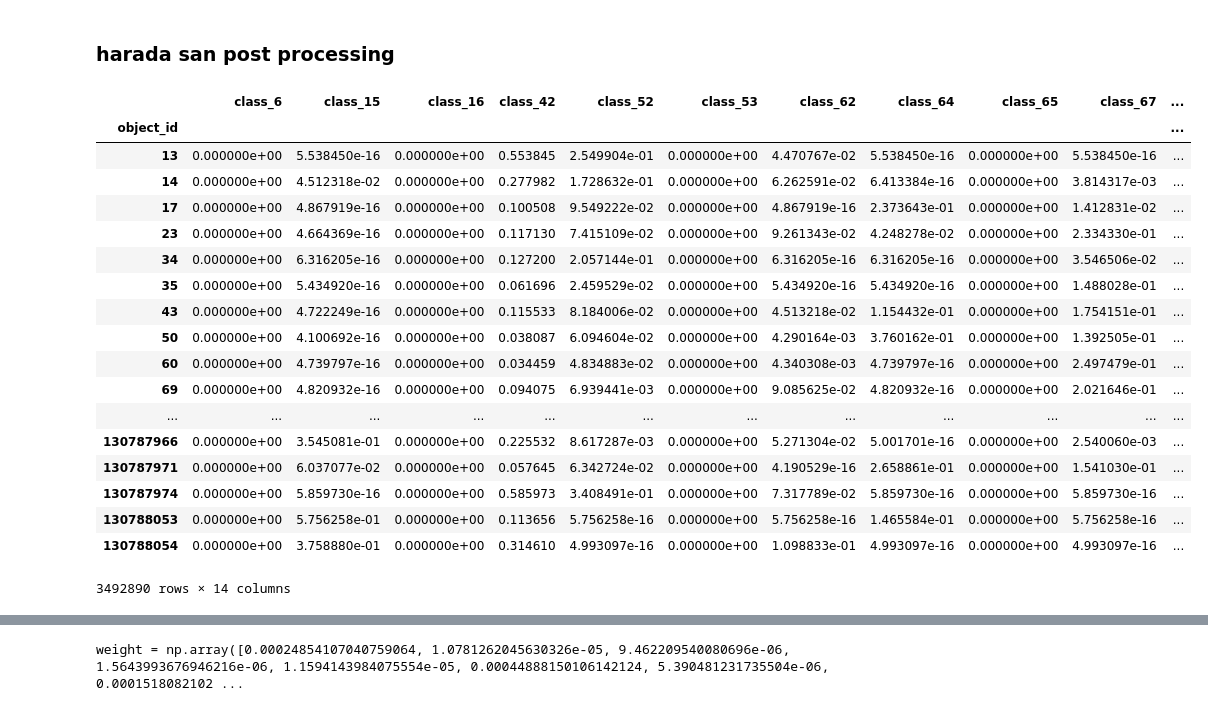
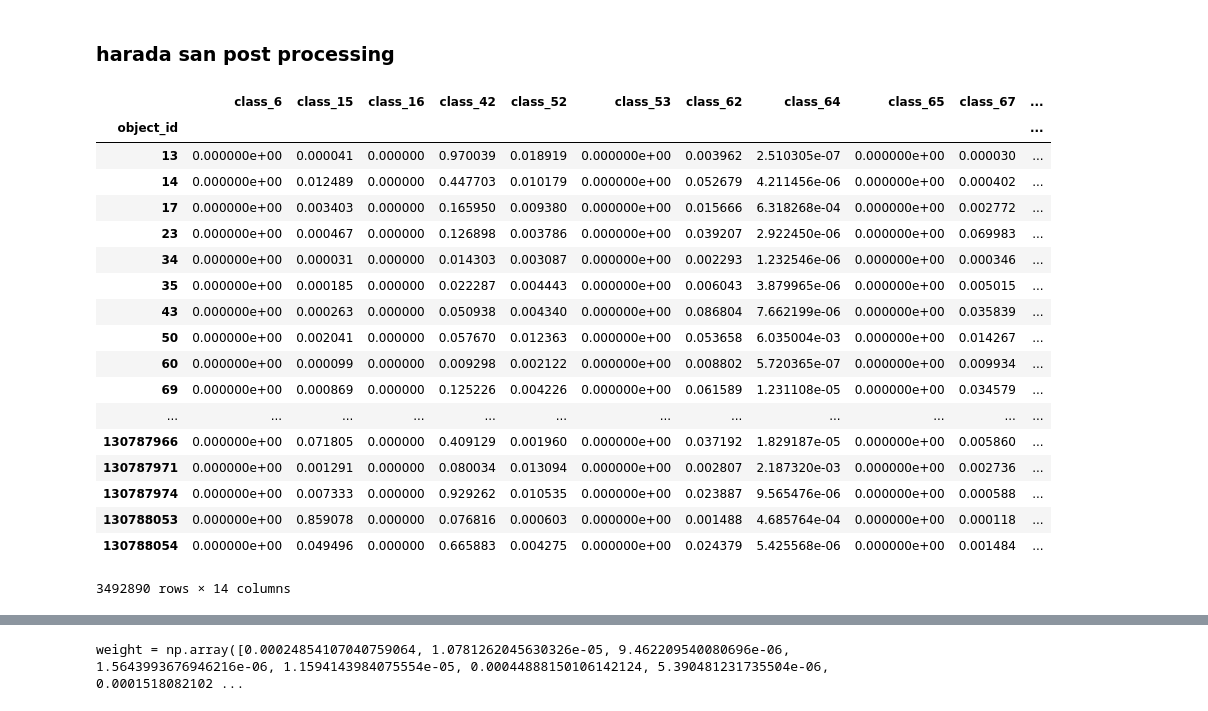
Before and after one commit to guchio3/kaggle-plasticc, a Jupyter notebook: notebook/for_submission.ipynb, the cells around one changed output, grey strips where cells are left out. Drawn from its saved outputs; the diff is of its cells as text; code cells hidden in the pictures.

```diff
--- a/notebook/for_submission.ipynb
+++ b/notebook/for_submission.ipynb
@@ -38,9 +118,9 @@ df1 = pd.read_csv('../submissions/Booster_weight-multi-logloss-0.522158_2018-12-
 # %% [markdown]
 ### 一旦 class 99 を落とす
 # %%
-#df.drop('class_99', axis=1, inplace=True)
-df0.drop('class_99', axis=1, inplace=True)
-df1.drop('class_99', axis=1, inplace=True)
+df.drop('class_99', axis=1, inplace=True)
+#df0.drop('class_99', axis=1, inplace=True)
+#df1.drop('class_99', axis=1, inplace=True)
 # %%
 #df0.drop('class_99', axis=1, inplace=True)
 #df1.drop('class_99', axis=1, inplace=True)
@@ -56,14 +136,14 @@ df1.drop('class_99', axis=1, inplace=True)
 #df2.loc[df2[meta_df.distmod.notnull()].index, ['class_6', 'class_16', 'class_53', 'class_65', 'class_92']] = 0.
 #df0
 # %%
-#df.loc[df[meta_df.distmod.isnull()].index, ['class_15', 'class_42', 'class_52', 'class_62', 'class_64', 'class_67', 'class_88', 'class_90', 'class_95']] = 0.
-#df.loc[df[meta_df.distmod.notnull()].index, ['class_6', 'class_16', 'class_53', 'class_65', 'class_92']] = 0.
-#df
-df0.loc[df0[meta_df.distmod.isnull()].index, ['class_15', 'class_42', 'class_52', 'class_62', 'class_64', 'class_67', 'class_88', 'class_90', 'class_95']] = 0.
-df0.loc[df0[meta_df.distmod.notnull()].index, ['class_6', 'class_16', 'class_53', 'class_65', 'class_92']] = 0.
-df0
-df1.loc[df1[meta_df.distmod.isnull()].index, ['class_15', 'class_42', 'class_52', 'class_62', 'class_64', 'class_67', 'class_88', 'class_90', 'class_95']] = 0.
-df1.loc[df1[meta_df.distmod.notnull()].index, ['class_6', 'class_16', 'class_53', 'class_65', 'class_92']] = 0.
-df1
+df.loc[df[meta_df.distmod.isnull()].index, ['class_15', 'class_42', 'class_52', 'class_62', 'class_64', 'class_67', 'class_88', 'class_90', 'class_95']] = 0.
+df.loc[df[meta_df.distmod.notnull()].index, ['class_6', 'class_16', 'class_53', 'class_65', 'class_92']] = 0.
+df
+#df0.loc[df0[meta_df.distmod.isnull()].index, ['class_15', 'class_42', 'class_52', 'class_62', 'class_64', 'class_67', 'class_88', 'class_90', 'class_95']] = 0.
+#df0.loc[df0[meta_df.distmod.notnull()].index, ['class_6', 'class_16', 'class_53', 'class_65', 'class_92']] = 0.
+#df0
+#df1.loc[df1[meta_df.distmod.isnull()].index, ['class_15', 'class_42', 'class_52', 'class_62', 'class_64', 'class_67', 'class_88', 'class_90', 'class_95']] = 0.
+#df1.loc[df1[meta_df.distmod.notnull()].index, ['class_6', 'class_16', 'class_53', 'class_65', 'class_92']] = 0.
+#df1
 # %% [output]
 |  | object_id | class_6 | class_15 | class_16 | class_42 | class_52 | class_53 | class_62 | class_64 | class_65 | ... |
@@ -99,12 +179,12 @@ df1
 #
 #df0[classes].sum(axis=1)
 # %%
-#classes = ['class_6', 'class_15', 'class_16', 'class_42', 'class_52', 'class_53', 'class_62', 'class_64', 'class_65', 'class_67', 'class_88', 'class_90', 'class_92', 'class_95']
-#sum_row =  df[classes].sum(axis=1)
+classes = ['class_6', 'class_15', 'class_16', 'class_42', 'class_52', 'class_53', 'class_62', 'class_64', 'class_65', 'class_67', 'class_88', 'class_90', 'class_92', 'class_95']
+sum_row =  df[classes].sum(axis=1)
 
-#for _class in classes:
-#    df[_class] = df[_class] / sum_row
-#df[classes].sum(axis=1)
+for _class in classes:
+    df[_class] = df[_class] / sum_row
+df[classes].sum(axis=1)
 # %% [output]
 0          1.0
 1          1.0
@@ -198,29 +278,31 @@ object_id
 Length: 3492890, dtype: float64
+# %%
+df.set_index('object_id', inplace=True)
 # %% [markdown]
 ### harada san post processing
 # %%
-post_df = df.set_index('object_id')#.drop('class_99', axis=1)
+post_df = df#.set_index('object_id')#.drop('class_99', axis=1)
 post_df[post_df.columns] = post_df.values / post_df.values.sum(axis=1).reshape(-1, 1)
 post_df
 # %% [output]
 |  | class_6 | class_15 | class_16 | class_42 | class_52 | class_53 | class_62 | class_64 | class_65 | class_67 | ... |
 | object_id |  |  |  |  |  |  |  |  |  |  | ... |
-| 13 | 0.000000e+00 | 5.538450e-16 | 0.000000e+00 | 0.553845 | 2.549904e-01 | 0.000000e+00 | 4.470767e-02 | 5.538450e-16 | 0.000000e+00 | 5.538450e-16 | ... |
-| 14 | 0.000000e+00 | 4.512318e-02 | 0.000000e+00 | 0.277982 | 1.728632e-01 | 0.000000e+00 | 6.262591e-02 | 6.413384e-16 | 0.000000e+00 | 3.814317e-03 | ... |
-| 17 | 0.000000e+00 | 4.867919e-16 | 0.000000e+00 | 0.100508 | 9.549222e-02 | 0.000000e+00 | 4.867919e-16 | 2.373643e-01 | 0.000000e+00 | 1.412831e-02 | ... |
-| 23 | 0.000000e+00 | 4.664369e-16 | 0.000000e+00 | 0.117130 | 7.415109e-02 | 0.000000e+00 | 9.261343e-02 | 4.248278e-02 | 0.000000e+00 | 2.334330e-01 | ... |
-| 34 | 0.000000e+00 | 6.316205e-16 | 0.000000e+00 | 0.127200 | 2.057144e-01 | 0.000000e+00 | 6.316205e-16 | 6.316205e-16 | 0.000000e+00 | 3.546506e-02 | ... |
-| 35 | 0.000000e+00 | 5.434920e-16 | 0.000000e+00 | 0.061696 | 2.459529e-02 | 0.000000e+00 | 5.434920e-16 | 5.434920e-16 | 0.000000e+00 | 1.488028e-01 | ... |
-| 43 | 0.000000e+00 | 4.722249e-16 | 0.000000e+00 | 0.115533 | 8.184006e-02 | 0.000000e+00 | 4.513218e-02 | 1.154432e-01 | 0.000000e+00 | 1.754151e-01 | ... |
-| 50 | 0.000000e+00 | 4.100692e-16 | 0.000000e+00 | 0.038087 | 6.094604e-02 | 0.000000e+00 | 4.290164e-03 | 3.760162e-01 | 0.000000e+00 | 1.392505e-01 | ... |
-| 60 | 0.000000e+00 | 4.739797e-16 | 0.000000e+00 | 0.034459 | 4.834883e-02 | 0.000000e+00 | 4.340308e-03 | 4.739797e-16 | 0.000000e+00 | 2.497479e-01 | ... |
-| 69 | 0.000000e+00 | 4.820932e-16 | 0.000000e+00 | 0.094075 | 6.939441e-03 | 0.000000e+00 | 9.085625e-02 | 4.820932e-16 | 0.000000e+00 | 2.021646e-01 | ... |
+| 13 | 0.000000e+00 | 0.000041 | 0.000000 | 0.970039 | 0.018919 | 0.000000e+00 | 0.003962 | 2.510305e-07 | 0.000000e+00 | 0.000030 | ... |
+| 14 | 0.000000e+00 | 0.012489 | 0.000000 | 0.447703 | 0.010179 | 0.000000e+00 | 0.052679 | 4.211456e-06 | 0.000000e+00 | 0.000402 | ... |
+| 17 | 0.000000e+00 | 0.003403 | 0.000000 | 0.165950 | 0.009380 | 0.000000e+00 | 0.015666 | 6.318268e-04 | 0.000000e+00 | 0.002772 | ... |
+| 23 | 0.000000e+00 | 0.000467 | 0.000000 | 0.126898 | 0.003786 | 0.000000e+00 | 0.039207 | 2.922450e-06 | 0.000000e+00 | 0.069983 | ... |
+| 34 | 0.000000e+00 | 0.000031 | 0.000000 | 0.014303 | 0.003087 | 0.000000e+00 | 0.002293 | 1.232546e-06 | 0.000000e+00 | 0.000346 | ... |
+| 35 | 0.000000e+00 | 0.000185 | 0.000000 | 0.022287 | 0.004443 | 0.000000e+00 | 0.006043 | 3.879965e-06 | 0.000000e+00 | 0.005015 | ... |
+| 43 | 0.000000e+00 | 0.000263 | 0.000000 | 0.050938 | 0.004340 | 0.000000e+00 | 0.086804 | 7.662199e-06 | 0.000000e+00 | 0.035839 | ... |
+| 50 | 0.000000e+00 | 0.002041 | 0.000000 | 0.057670 | 0.012363 | 0.000000e+00 | 0.053658 | 6.035004e-03 | 0.000000e+00 | 0.014267 | ... |
+| 60 | 0.000000e+00 | 0.000099 | 0.000000 | 0.009298 | 0.002122 | 0.000000e+00 | 0.008802 | 5.720365e-07 | 0.000000e+00 | 0.009934 | ... |
+| 69 | 0.000000e+00 | 0.000869 | 0.000000 | 0.125226 | 0.004226 | 0.000000e+00 | 0.061589 | 1.231108e-05 | 0.000000e+00 | 0.034579 | ... |
 | ... | ... | ... | ... | ... | ... | ... | ... | ... | ... | ... | ... |
-| 130787966 | 0.000000e+00 | 3.545081e-01 | 0.000000e+00 | 0.225532 | 8.617287e-03 | 0.000000e+00 | 5.271304e-02 | 5.001701e-16 | 0.000000e+00 | 2.540060e-03 | ... |
-| 130787971 | 0.000000e+00 | 6.037077e-02 | 0.000000e+00 | 0.057645 | 6.342724e-02 | 0.000000e+00 | 4.190529e-16 | 2.658861e-01 | 0.000000e+00 | 1.541030e-01 | ... |
-| 130787974 | 0.000000e+00 | 5.859730e-16 | 0.000000e+00 | 0.585973 | 3.408491e-01 | 0.000000e+00 | 7.317789e-02 | 5.859730e-16 | 0.000000e+00 | 5.859730e-16 | ... |
-| 130788053 | 0.000000e+00 | 5.756258e-01 | 0.000000e+00 | 0.113656 | 5.756258e-16 | 0.000000e+00 | 5.756258e-16 | 1.465584e-01 | 0.000000e+00 | 5.756258e-16 | ... |
-| 130788054 | 0.000000e+00 | 3.758880e-01 | 0.000000e+00 | 0.314610 | 4.993097e-16 | 0.000000e+00 | 1.098833e-01 | 4.993097e-16 | 0.000000e+00 | 4.993097e-16 | ... |
+| 130787966 | 0.000000e+00 | 0.071805 | 0.000000 | 0.409129 | 0.001960 | 0.000000e+00 | 0.037192 | 1.829187e-05 | 0.000000e+00 | 0.005860 | ... |
+| 130787971 | 0.000000e+00 | 0.001291 | 0.000000 | 0.080034 | 0.013094 | 0.000000e+00 | 0.002807 | 2.187320e-03 | 0.000000e+00 | 0.002736 | ... |
+| 130787974 | 0.000000e+00 | 0.007333 | 0.000000 | 0.929262 | 0.010535 | 0.000000e+00 | 0.023887 | 9.565476e-06 | 0.000000e+00 | 0.000588 | ... |
+| 130788053 | 0.000000e+00 | 0.859078 | 0.000000 | 0.076816 | 0.000603 | 0.000000e+00 | 0.001488 | 4.685764e-04 | 0.000000e+00 | 0.000118 | ... |
+| 130788054 | 0.000000e+00 | 0.049496 | 0.000000 | 0.665883 | 0.004275 | 0.000000e+00 | 0.024379 | 5.425568e-06 | 0.000000e+00 | 0.001484 | ... |
 3492890 rows × 14 columns
 # %%
 a = post_df.sum(axis=0)
```
Also changed, not shown: parts of 20 cells of this notebook, 4 other files.
